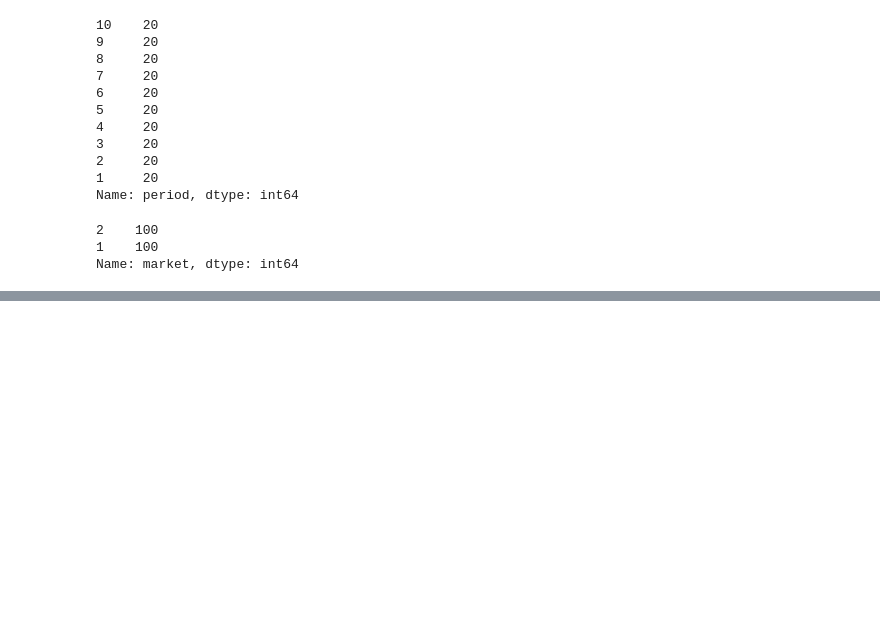
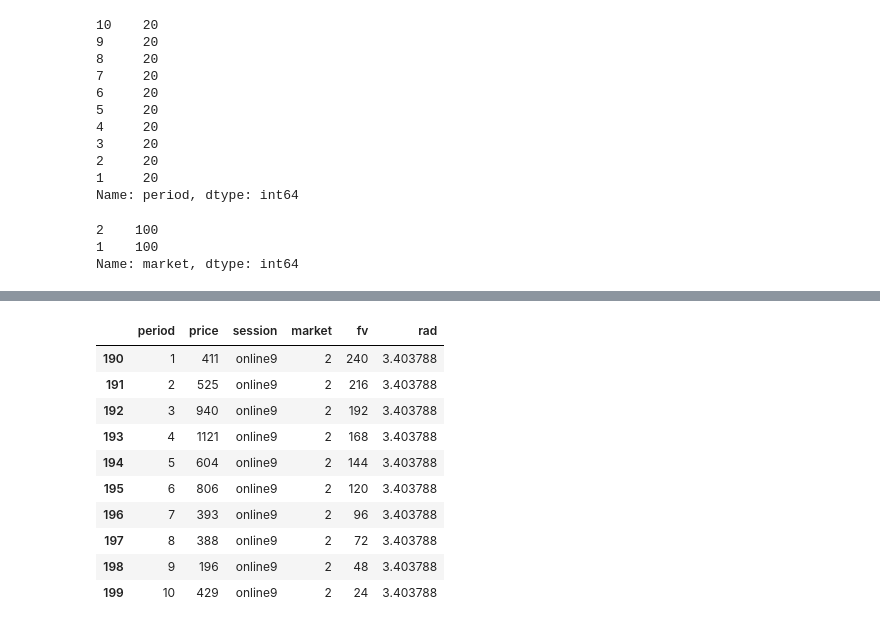
Before and after one commit to Max-Peng-Shen/HelloWorld, a Jupyter notebook: pandas_advanced.ipynb, the cells around one changed output, grey strips where cells are left out. Saved outputs shown, nothing was run; the diff lists cells and outputs as text; code cells hidden in the pictures; blank space fills up the shorter version.

```diff
--- a/pandas_advanced.ipynb
+++ b/pandas_advanced.ipynb
@@ -134,0 +156,15 @@ df
+# %%
+groups = df.groupby(by=['session', 'market'])
+groups.get_group(('online9', 2))
+# %% [output]
+|  | period | price | session | market | fv | rad |
+| 190 | 1 | 411 | online9 | 2 | 240 | 3.403788 |
+| 191 | 2 | 525 | online9 | 2 | 216 | 3.403788 |
+| 192 | 3 | 940 | online9 | 2 | 192 | 3.403788 |
+| 193 | 4 | 1121 | online9 | 2 | 168 | 3.403788 |
+| 194 | 5 | 604 | online9 | 2 | 144 | 3.403788 |
+| 195 | 6 | 806 | online9 | 2 | 120 | 3.403788 |
+| 196 | 7 | 393 | online9 | 2 | 96 | 3.403788 |
+| 197 | 8 | 388 | online9 | 2 | 72 | 3.403788 |
+| 198 | 9 | 196 | online9 | 2 | 48 | 3.403788 |
+| 199 | 10 | 429 | online9 | 2 | 24 | 3.403788 |
```
Also changed, not shown: parts of 13 cells of this notebook, 4 other files.
